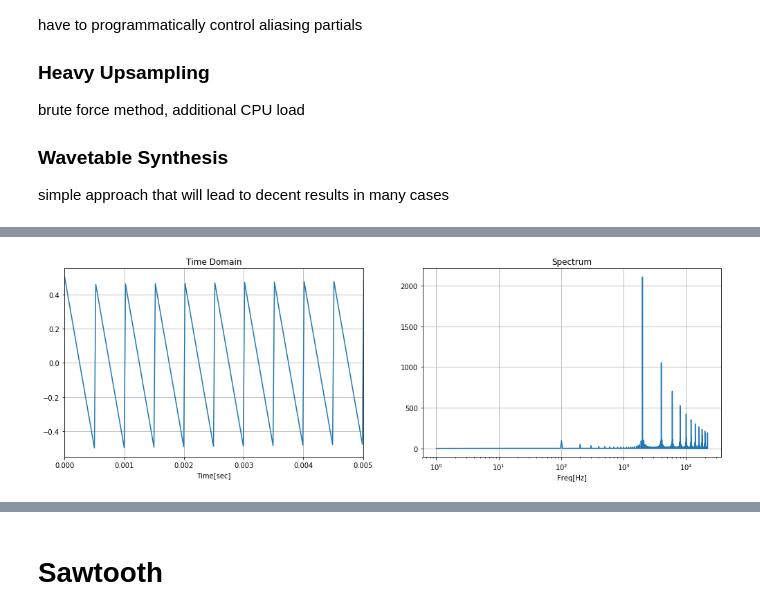
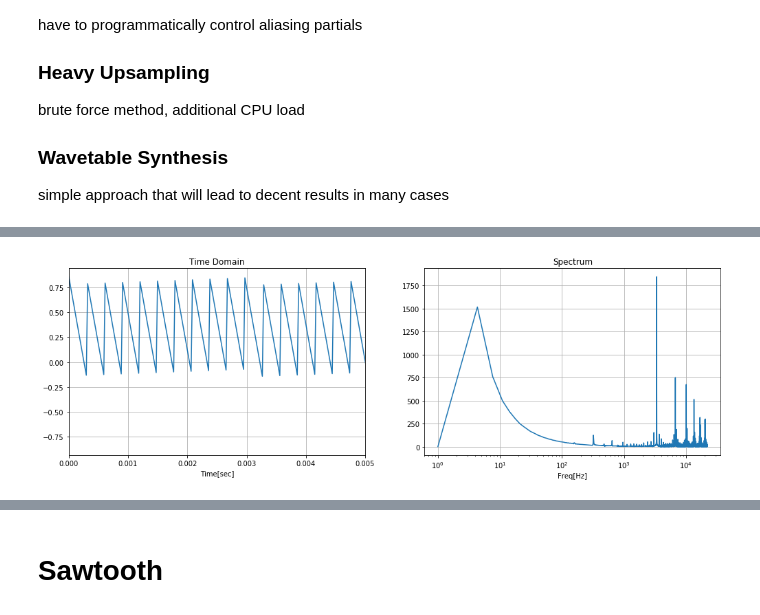
Before and after one commit to znibbles/01-advanced-synthesis-techniques, a Jupyter notebook: 01-BLIT.ipynb, the cells around one changed output, grey strips where cells are left out. Drawn from its saved outputs; the diff is of its cells as text; code cells hidden in the pictures.

```diff
--- a/01-BLIT.ipynb
+++ b/01-BLIT.ipynb
@@ -109,6 +80,5 @@ $$ M = 2\cdot floor(P/2)+1 $$
 # %%
 def makeSimpleImpulseTrain(f1=100):
-    global sig
     T = 0.3 #sec
     fs = 44100. #Hz
     N = T*fs #num Samples
@@ -124,10 +94,8 @@ def makeSimpleImpulseTrain(f1=100):
         y[i] = 1 if np.floor(i % P) == 0 else 0
 
     tfPlot(y, timeLen=4*P/fs)
-    sig = y
+    return y
 # %%
-# v = interactive(makeSimpleImpulseTrain, f1=(20.0,5000.0),)
-# display(v)
-
-makeSimpleImpulseTrain(2000)
+simple_it_widget = interactive(makeSimpleImpulseTrain, f1=(20.0,5000.0), continuous_update=False)
+display(simple_it_widget)
 # %% [output]
@@ -137,13 +105,13 @@ Audio(data=sig, rate=44100)
 # %% [output]
 [interactive output not drawn]
 # %%
-avg = np.average(sig) #get DC component
-simple_saw = np.cumsum(sig-avg) # integrate after removing the dc component
+avg = np.average(simple_it_widget.result) #get DC component
+simple_saw = np.cumsum(simple_it_widget.result-avg) # integrate after removing the dc component
 simple_saw -= np.average(simple_saw) #remove DC component of result
 
 tfPlot(simple_saw, fs=44100, timeLen=0.005)
 # %% [output]
-[figure, old version]
+[figure, new version]
 # %%
 Audio(data=simple_saw, rate=44100)
 # %% [output]
```
Also changed, not shown: parts of 28 cells of this notebook, 1 other file.
